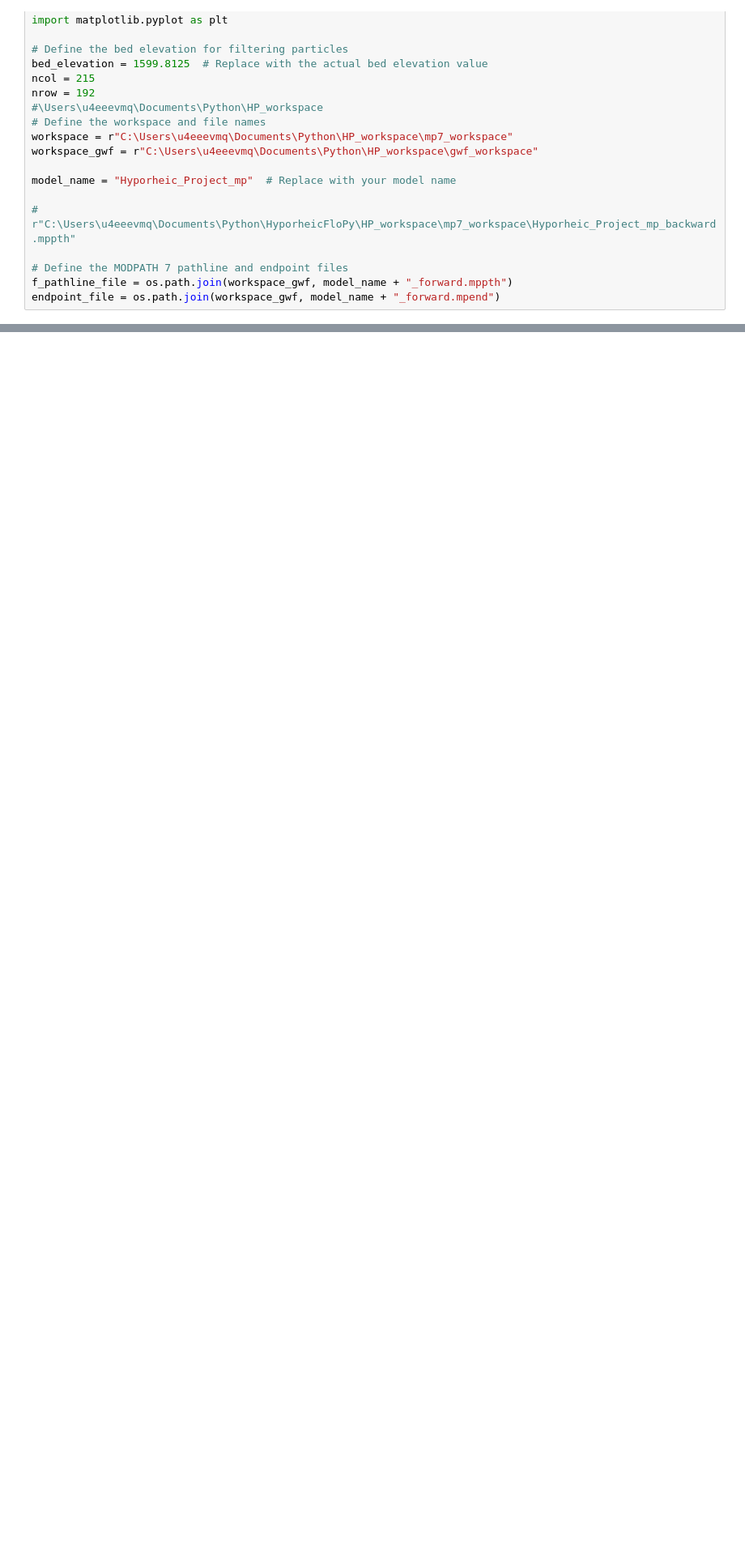
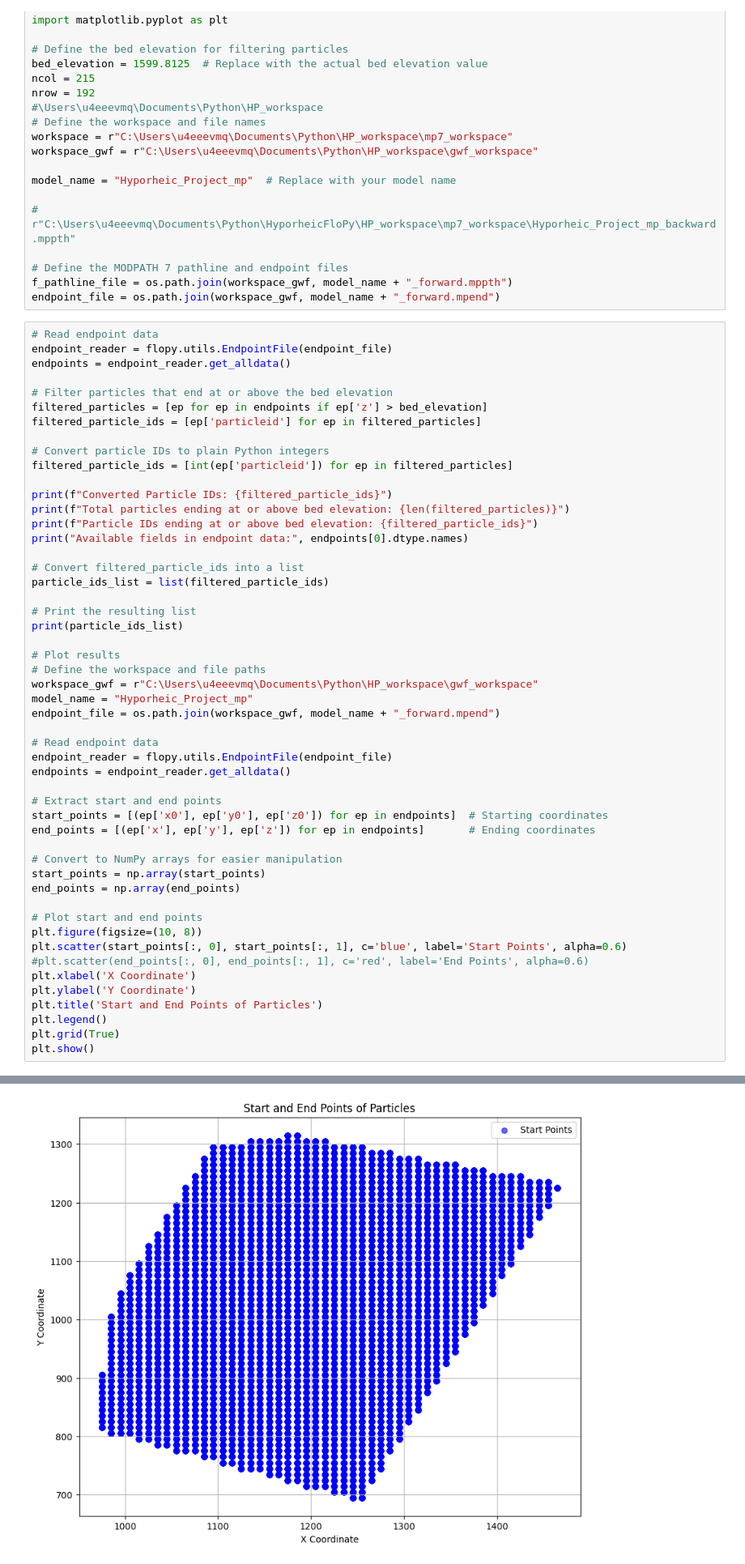
Before and after one commit to USACE-WRISES/HyporheicFloPy, a Jupyter notebook: VQuintana/Particle_plotting_test.ipynb, the cells around one changed output, grey strips where cells are left out. Shown at 81% size. Cells and saved outputs as stored; diff of their text form; blank space fills up the shorter version.

```diff
--- a/VQuintana/Particle_plotting_test.ipynb
+++ b/VQuintana/Particle_plotting_test.ipynb
@@ -21,3 +21,55 @@ model_name = "Hyporheic_Project_mp"  # Replace with your model name
 # Define the MODPATH 7 pathline and endpoint files
 f_pathline_file = os.path.join(workspace_gwf, model_name + "_forward.mppth")
 endpoint_file = os.path.join(workspace_gwf, model_name + "_forward.mpend")
+# %%
+# Read endpoint data
+endpoint_reader = flopy.utils.EndpointFile(endpoint_file)
+endpoints = endpoint_reader.get_alldata()
+
+# Filter particles that end at or above the bed elevation
+filtered_particles = [ep for ep in endpoints if ep['z'] > bed_elevation]
+filtered_particle_ids = [ep['particleid'] for ep in filtered_particles]
+
+# Convert particle IDs to plain Python integers
+filtered_particle_ids = [int(ep['particleid']) for ep in filtered_particles]
+
+print(f"Converted Particle IDs: {filtered_particle_ids}")
+print(f"Total particles ending at or above bed elevation: {len(filtered_particles)}")
+print(f"Particle IDs ending at or above bed elevation: {filtered_particle_ids}")
+print("Available fields in endpoint data:", endpoints[0].dtype.names)
+
+# Convert filtered_particle_ids into a list
+particle_ids_list = list(filtered_particle_ids)
+
+# Print the resulting list
+print(particle_ids_list)
+
+# Plot results
+# Define the workspace and file paths
+workspace_gwf = r"C:\Users\u4eeevmq\Documents\Python\HP_workspace\gwf_workspace"
+model_name = "Hyporheic_Project_mp"
+endpoint_file = os.path.join(workspace_gwf, model_name + "_forward.mpend")
+
+# Read endpoint data
+endpoint_reader = flopy.utils.EndpointFile(endpoint_file)
+endpoints = endpoint_reader.get_alldata()
+
+# Extract start and end points
+start_points = [(ep['x0'], ep['y0'], ep['z0']) for ep in endpoints]  # Starting coordinates
+end_points = [(ep['x'], ep['y'], ep['z']) for ep in endpoints]       # Ending coordinates
+
+# Convert to NumPy arrays for easier manipulation
+start_points = np.array(start_points)
+end_points = np.array(end_points)
+
+# Plot start and end points
+plt.figure(figsize=(10, 8))
+plt.scatter(start_points[:, 0], start_points[:, 1], c='blue', label='Start Points', alpha=0.6)
+#plt.scatter(end_points[:, 0], end_points[:, 1], c='red', label='End Points', alpha=0.6)
+plt.xlabel('X Coordinate')
+plt.ylabel('Y Coordinate')
+plt.title('Start and End Points of Particles')
+plt.legend()
+plt.grid(True)
+plt.show()
+# %% [output]
@@ -24 +81,2 @@ endpoint_file = os.path.join(workspace_gwf, model_name + "_forward.mpend")
+[figure, added]
 # %%
```
Also changed, not shown: parts of 9 cells of this notebook, 9 other files.
